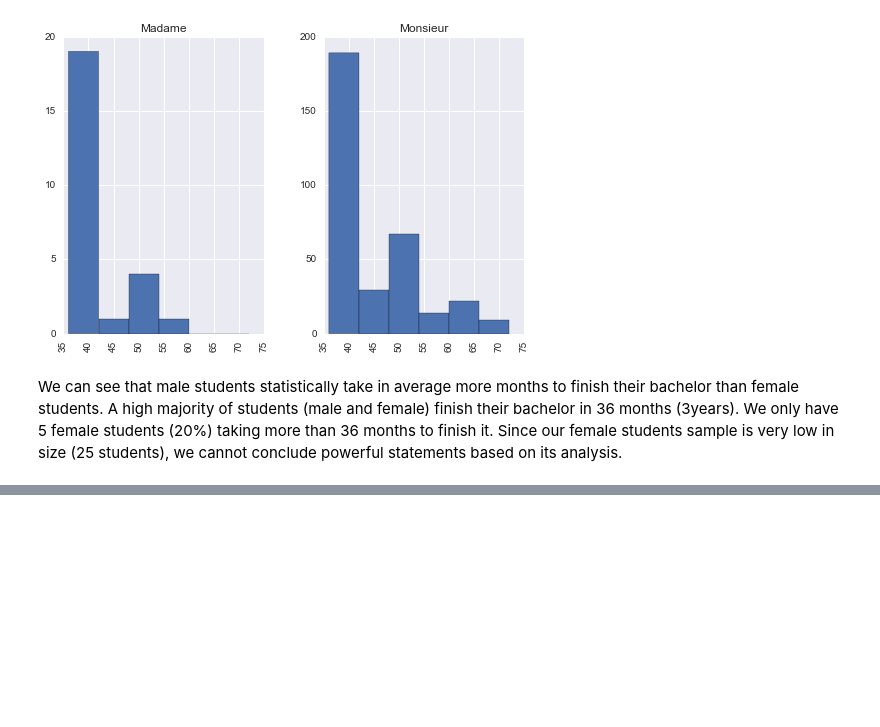
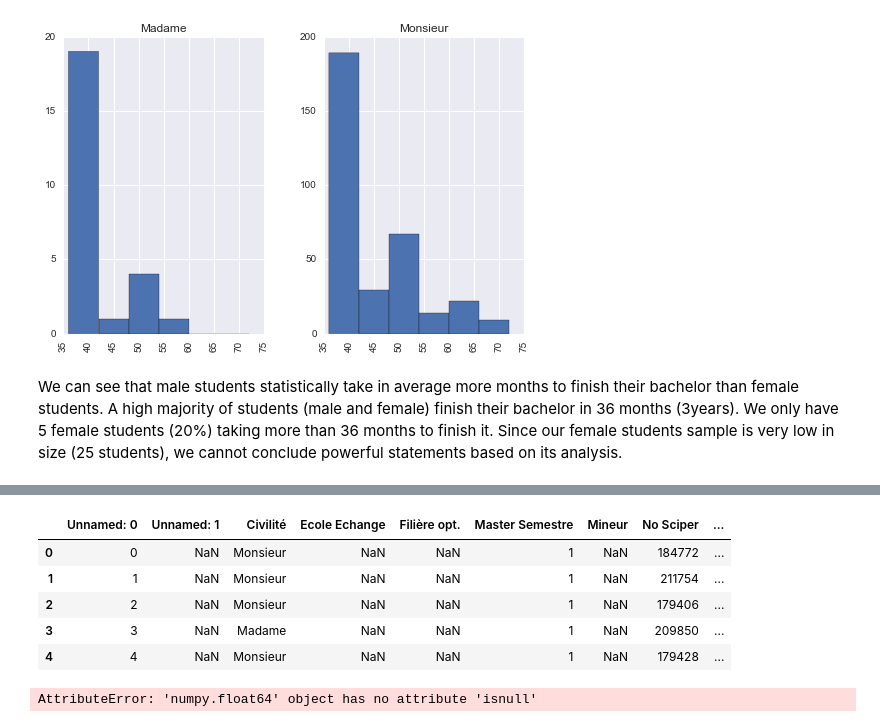
Before and after one commit to agpmilli/adaepfl, a Jupyter notebook: Homework/02 - Data from the Web/Data from the Web.ipynb, the cells around one changed output, grey strips where cells are left out. Cells and saved outputs as stored; diff of their text form; code cells hidden in the pictures; blank space fills up the shorter version.

```diff
--- a/Homework/02 - Data from the Web/Data from the Web.ipynb
+++ b/Homework/02 - Data from the Web/Data from the Web.ipynb
@@ -289,0 +321,15 @@ Since our female students sample is very low in size (25 students), we cannot co
+# %%
+data = pd.read_csv('student_master.csv', sep=';', encoding='utf-8')
+data.head()
+# %% [output]
+|  | Unnamed: 0 | Unnamed: 1 | Civilité | Ecole Echange | Filière opt. | Master Semestre | Mineur | No Sciper | ... |
+| 0 | 0 | NaN | Monsieur | NaN | NaN | 1 | NaN | 184772 | ... |
+| 1 | 1 | NaN | Monsieur | NaN | NaN | 1 | NaN | 211754 | ... |
+| 2 | 2 | NaN | Monsieur | NaN | NaN | 1 | NaN | 179406 | ... |
+| 3 | 3 | NaN | Madame | NaN | NaN | 1 | NaN | 209850 | ... |
+| 4 | 4 | NaN | Monsieur | NaN | NaN | 1 | NaN | 179428 | ... |
+# %%
+serie = pd.Series([np.nan, 2])
+#serie[0].isnull()
+# %% [output]
+AttributeError: 'numpy.float64' object has no attribute 'isnull'
```
Also changed, not shown: parts of 13 cells of this notebook, 2 other files.
